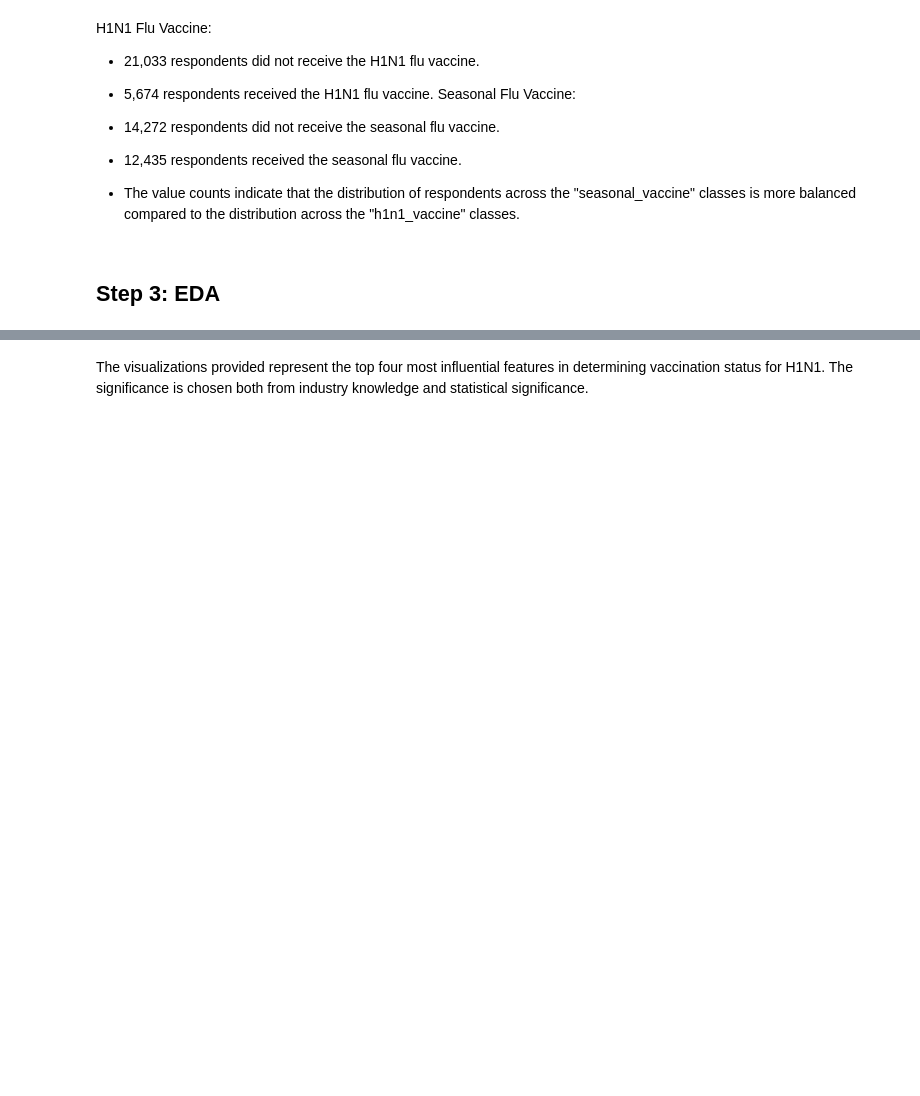
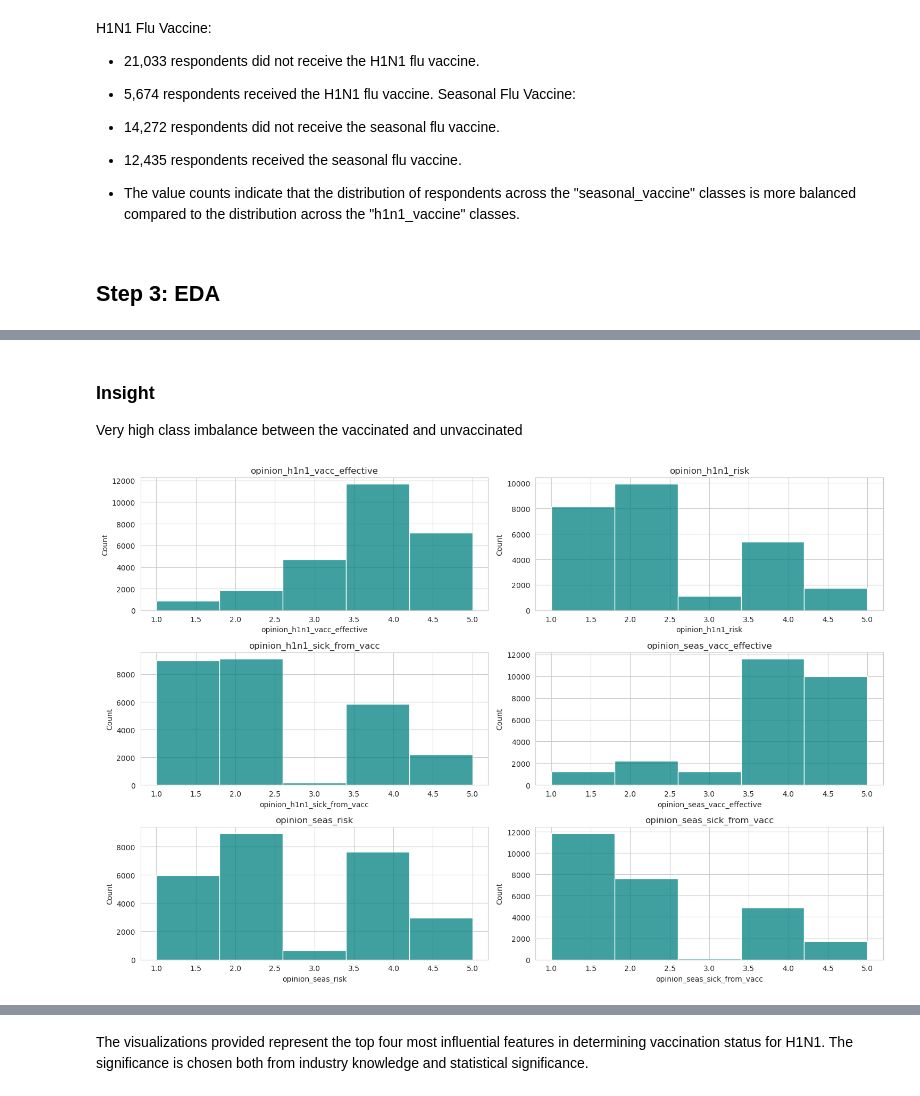
Before and after one commit to jaime8793/Phase_3_Project_DSA, a Jupyter notebook: H1N1_Vaccines.ipynb, the cells around one changed output, grey strips where cells are left out. Cells and saved outputs as stored; diff of their text form; code cells hidden in the pictures; blank space fills up the shorter version.

```diff
--- a/H1N1_Vaccines.ipynb
+++ b/H1N1_Vaccines.ipynb
@@ -216,0 +250,17 @@ h1n1_concern                     0.121929
+# %% [markdown]
+### Insight
+
+Very high class imbalance between the vaccinated and unvaccinated
+# %%
+# Select columns that start with 'opinion'
+opinion_cols = [col for col in df.columns if 'opinion' in col]
+
+plt.figure(figsize=(15, 10))
+for i, col in enumerate(opinion_cols):
+    plt.subplot(3, 2, i + 1)
+    sns.histplot(df[col].dropna(), kde=False, color='teal', bins=5)
+    plt.title(col)
+plt.tight_layout()
+plt.show()
+# %% [output]
+[figure, added]
```
Also changed, not shown: parts of 9 cells of this notebook.
